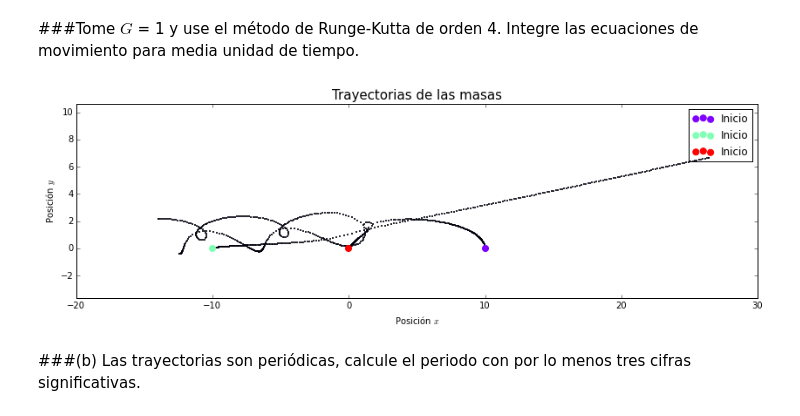
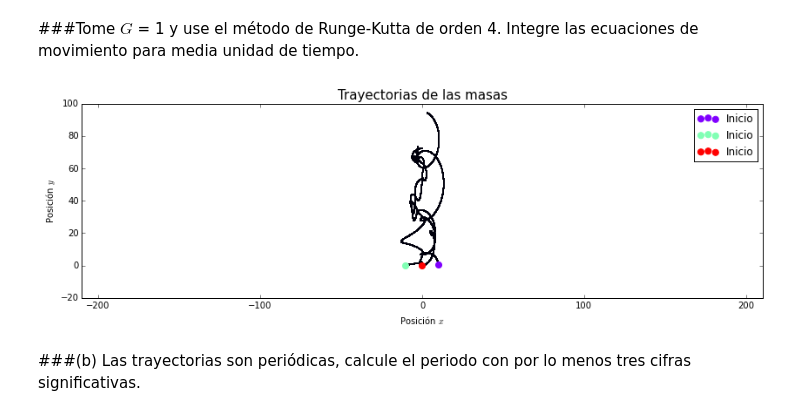
Before and after one commit to ArturoVelasquez/MC-1, a Jupyter notebook: Proyecto/proyecto.ipynb, the cells around one changed output. Saved outputs shown, nothing was run; the diff lists cells and outputs as text; code cells hidden in the pictures.

```diff
--- a/Proyecto/proyecto.ipynb
+++ b/Proyecto/proyecto.ipynb
@@ -50,7 +50,7 @@ def f(Y,M):
         #Este ciclo encuentra la atracción que siente cada una de las masas efectuada por las demás.
         for j in range(0,len(Y),2):
             if (i != j): #Utilizamos esta condición para evitar calcular la fuerza que una masa ejerce sobre sí misma.
-                v -= G*(M[int(i/2)]*M[int(j/2)])*((Y[i] - Y[j]) / norm(Y[i] - Y[j])**3)
+                v -= G*(M[int(j/2)])*((Y[i] - Y[j]) / norm(Y[i] - Y[j])**3)
         info.extend((Y[i+1],v))
     informacion = np.array(info)
     return(informacion)
@@ -68,7 +68,8 @@ def runge_kutta_orden4(dt,Y,M):
 # %%
 #Definimos una función que llama varias veces el método de Runge-Kutta para efectuar la simulación.
 def simulacion(M,Y,numIter=100,tmax=1,*args):
-    dt = tmax/numIter #Se cuadra la escala de tiempo para que 1 periodo se ajuste al dt del método.
+    #dt = tmax/numIter #Se cuadra la escala de tiempo para que 1 periodo se ajuste al dt del método.
+    dt = 0.1
     history=np.array([Y]) #Este array contendrá la información luego de cada iteración con el fin de poder graficar.
     for iters in range(numIter):#Se ejecuta el método Runge-Kutta  durante la cantidad de iteraciones propuestas
         history=np.append(history,[runge_kutta_orden4(dt,history[-1],M)],axis=0)
@@ -153,13 +154,13 @@ masas = np.array([m1,m2,m3])
 ###Tome $G$ = 1 y use el método de Runge-Kutta de orden 4. Integre las ecuaciones de movimiento para media unidad de tiempo.
 # %%
 #Corremos la simulación para media unidad de tiempo y graficamos resultados.
-hist=simulacion(Y=InfoInicial,M=masas,numIter=300,tmax=7)
+hist=simulacion(Y=InfoInicial,M=masas,numIter=2000)
 #graficador(hist,masa=1)
 #graficador(hist,masa=2)
 #graficador(hist,masa=3)
 graficador(hist)
 # %% [output]
-[figure, old version]
+[figure, new version]
 # %%
 animador(hist)
 # %% [markdown]
```
Also changed, not shown: parts of 2 cells of this notebook, 2 other files.
